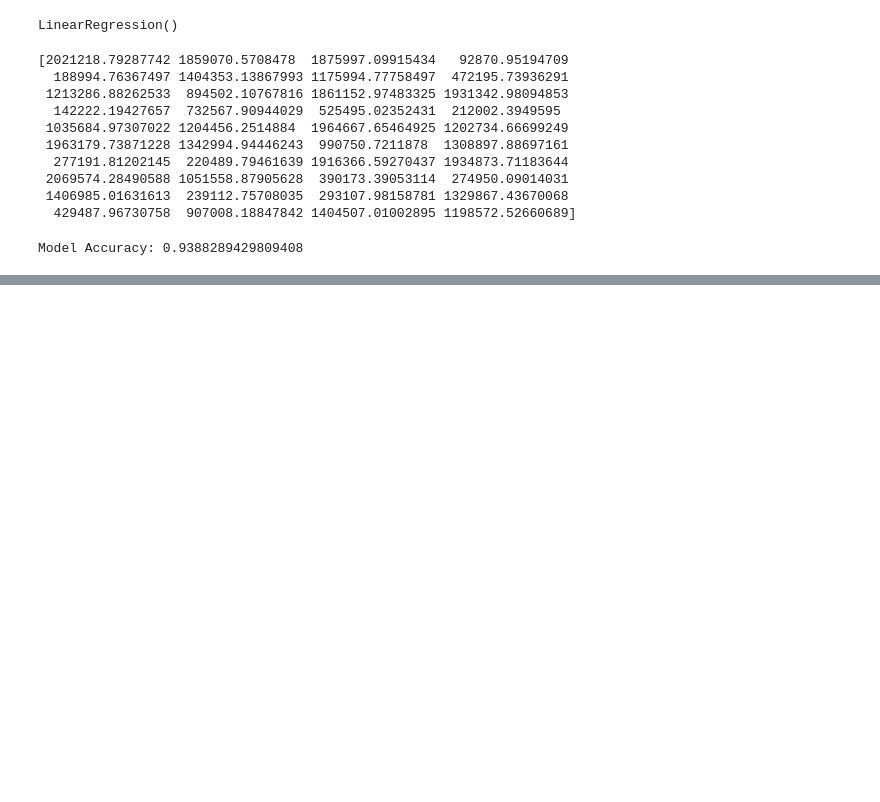
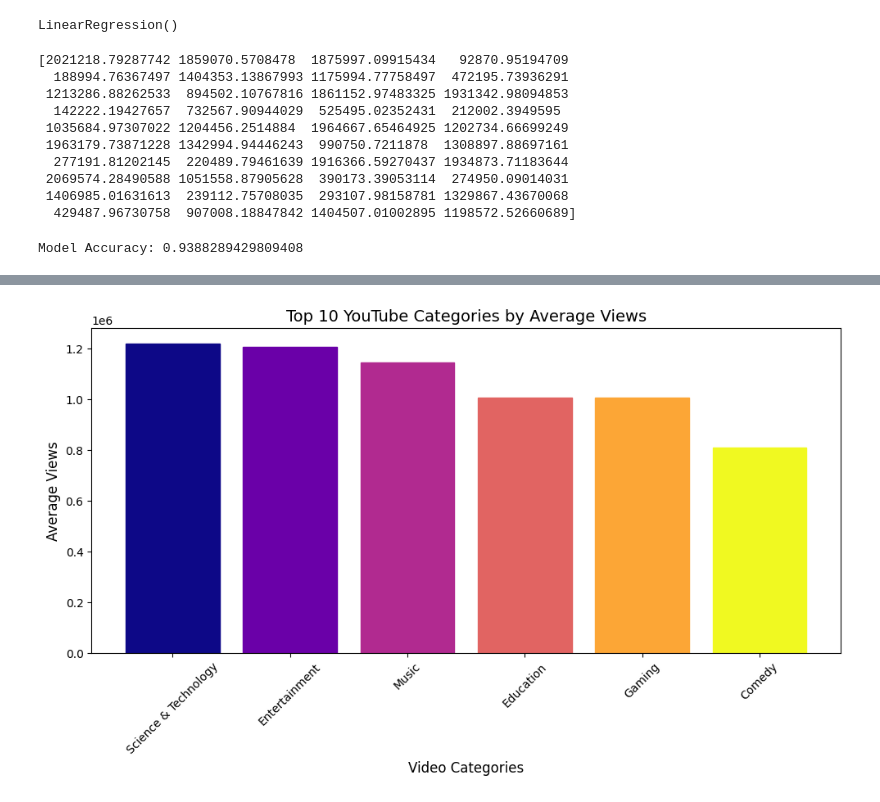
Before and after one commit to tanvisable25/YOUTUBE-VIDEO-PREDICTION-MACHINE-LEARNING, a Jupyter notebook: Youtube_Project.ipynb, the cells around one changed output, grey strips where cells are left out. Cells and saved outputs as stored; diff of their text form; code cells hidden in the pictures; blank space fills up the shorter version.

```diff
--- a/Youtube_Project.ipynb
+++ b/Youtube_Project.ipynb
@@ -120,0 +158,28 @@ plt.show()
+# %%
+import matplotlib.pyplot as plt
+import numpy as np
+
+top_categories = data.groupby('Category_Name')['views'].mean().sort_values(ascending=False).head(10)
+
+plt.figure(figsize=(10,6))
+
+# Create bar chart
+bars = plt.bar(top_categories.index, top_categories.values)
+
+# Apply different colors
+colors = plt.cm.plasma(np.linspace(0, 1, len(bars)))
+
+for bar, color in zip(bars, colors):
+    bar.set_color(color)
+
+# Labels and title
+plt.xlabel("Video Categories", fontsize=12)
+plt.ylabel("Average Views", fontsize=12)
+plt.title("Top 10 YouTube Categories by Average Views", fontsize=14)
+
+plt.xticks(rotation=45)
+
+plt.tight_layout()
+plt.show()
+# %% [output]
+[figure, added]
```
Also changed, not shown: parts of 4 cells of this notebook.
